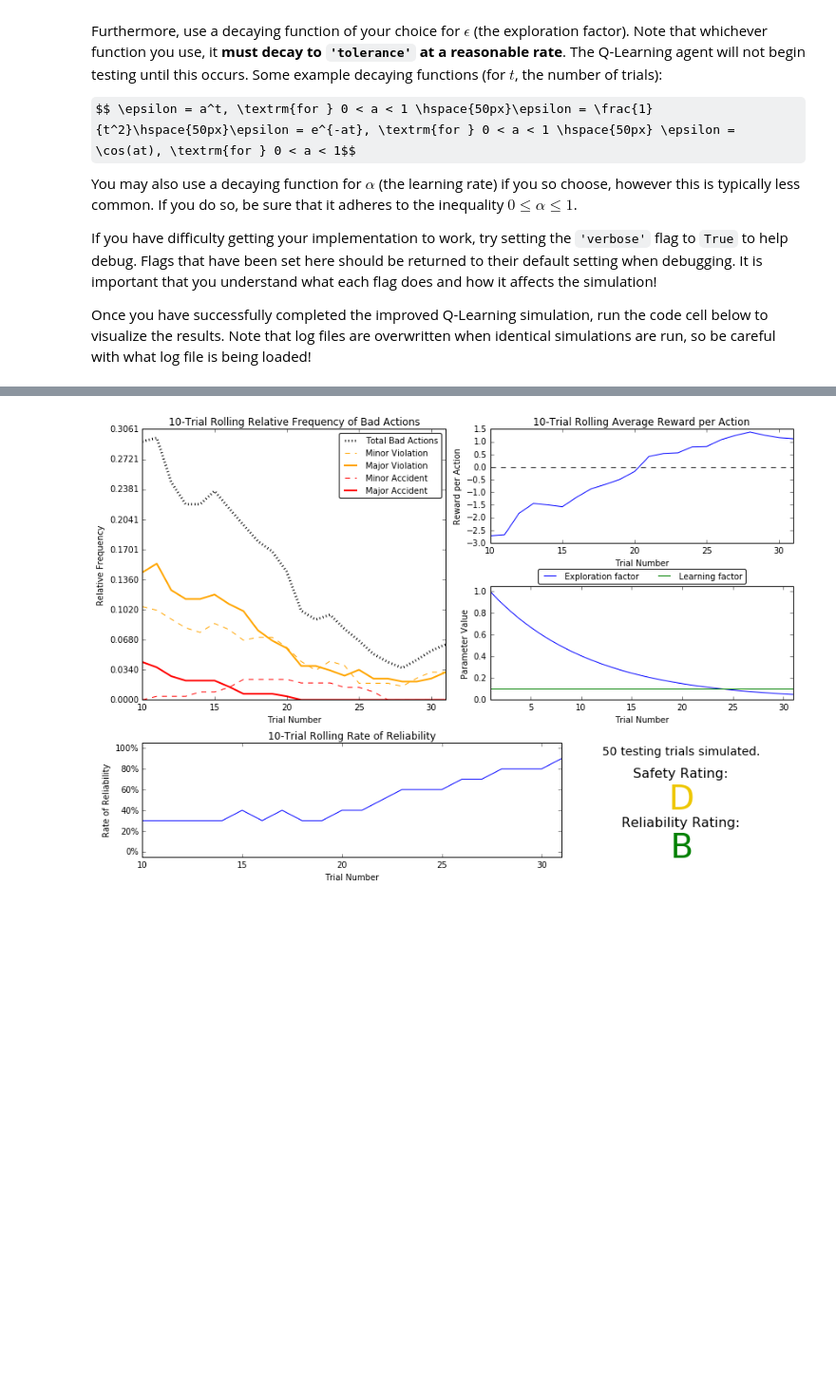
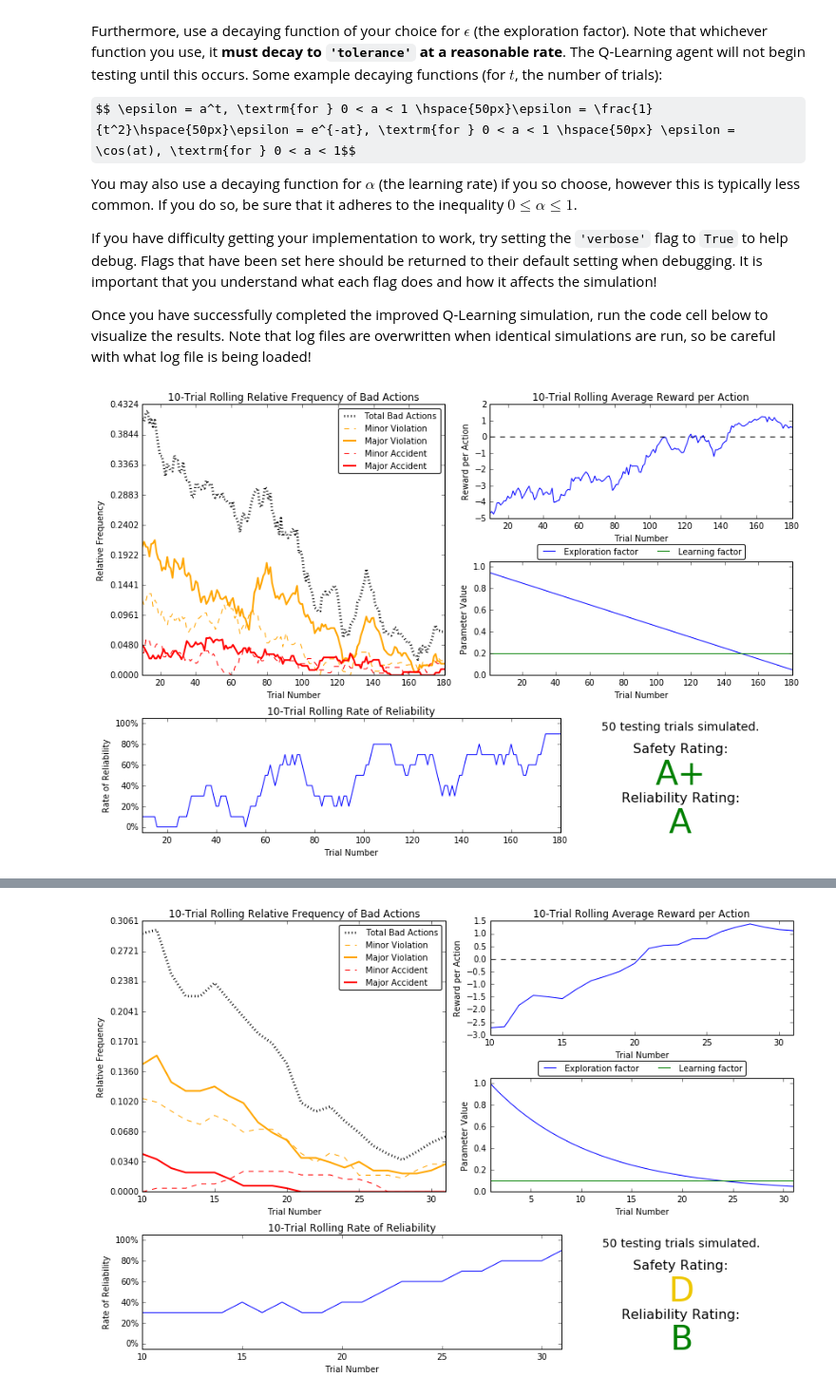
Before and after one commit to vhquang/machine-learning, a Jupyter notebook: projects/smartcab/smartcab.ipynb, the cells around one changed output, grey strips where cells are left out. Shown at 95% size. Saved outputs shown, nothing was run; the diff lists cells and outputs as text; code cells hidden in the pictures; some formulas as TeX source; blank space fills up the shorter version.

```diff
--- a/projects/smartcab/smartcab.ipynb
+++ b/projects/smartcab/smartcab.ipynb
@@ -257,4 +257,8 @@ def load_test_report(filename):
     for i, col in enumerate(status):
         df[col] = df['actions'].apply(lambda x: x[i+1])
     return df[status].sum()
+# %%
+vs.plot_trials('sim_improved-learning-linear.csv')  # ϵ -= c
+# %% [output]
+[figure, added]
 # %%
```
Also changed, not shown: parts of 6 cells of this notebook, 7 other files.
